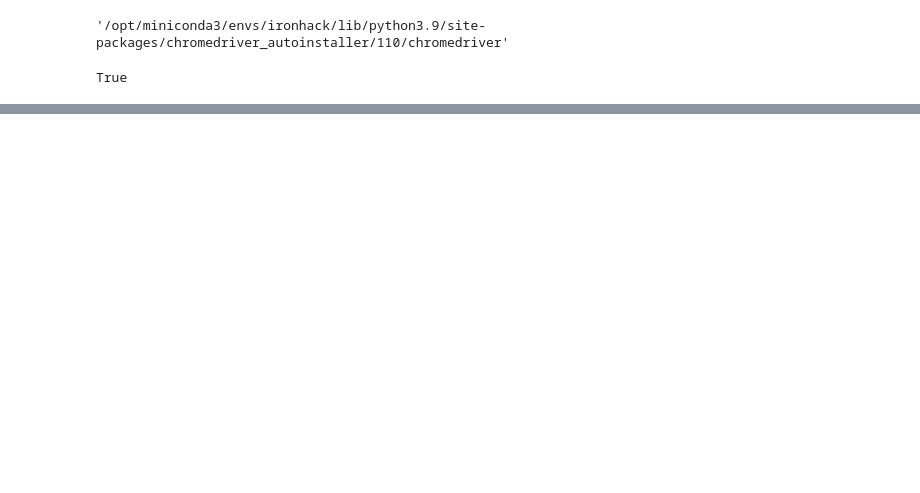
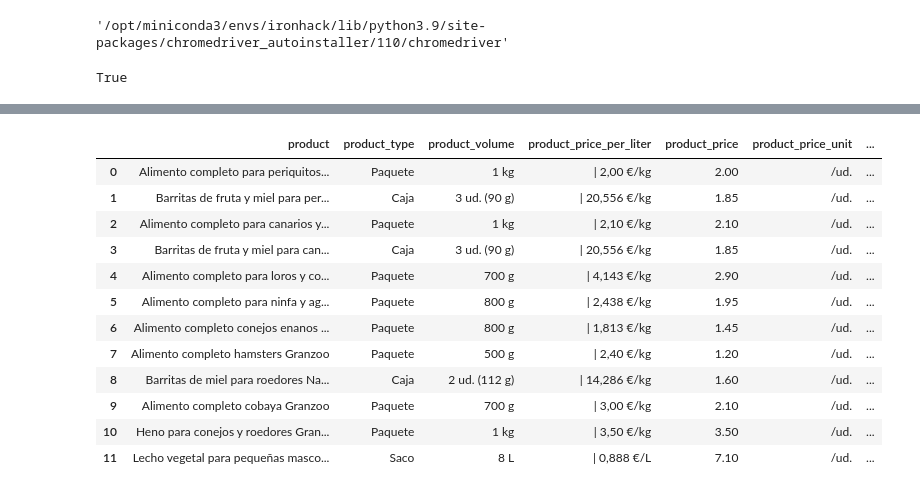
Before and after one commit to castrokike/final_proyect, a Jupyter notebook: scrp_mercadona.ipynb, the cells around one changed output, grey strips where cells are left out. Drawn from its saved outputs; the diff is of its cells as text; code cells hidden in the pictures; blank space fills up the shorter version.

```diff
--- a/scrp_mercadona.ipynb
+++ b/scrp_mercadona.ipynb
@@ -343,0 +729,3 @@ df.tail(50)
+# %%
+subcategories = get_subcategories('08012', 'Aceite, especias y salsas')
+subcategories
@@ -343,0 +737,15 @@ df.tail(50)
+# %%
+cod_postal = os.getenv("cod_postal")
+categories = get_categories(cod_postal)
+
+cat_subcat = []
+
+for i in categories:
+    subcategories = get_subcategories(cod_postal, i)
+    for x in subcategories:
+        row = {}
+        row["category"] = i
+        row["subcategory"] = x
+        cat_subcat.append(row)
+
+df=pd.DataFrame(cat_subcat)
@@ -343,0 +905,17 @@ df.tail(50)
+# %%
+products =  get_product_info(cod_postal, 'Mascotas', 'Otros')
+products
+# %% [output]
+|  | product | product_type | product_volume | product_price_per_liter | product_price | product_price_unit | ... |
+| 0 | Alimento completo para periquitos... | Paquete | 1 kg | | 2,00 €/kg | 2.00 | /ud. | ... |
+| 1 | Barritas de fruta y miel para per... | Caja | 3 ud. (90 g) | | 20,556 €/kg | 1.85 | /ud. | ... |
+| 2 | Alimento completo para canarios y... | Paquete | 1 kg | | 2,10 €/kg | 2.10 | /ud. | ... |
+| 3 | Barritas de fruta y miel para can... | Caja | 3 ud. (90 g) | | 20,556 €/kg | 1.85 | /ud. | ... |
+| 4 | Alimento completo para loros y co... | Paquete | 700 g | | 4,143 €/kg | 2.90 | /ud. | ... |
+| 5 | Alimento completo para ninfa y ag... | Paquete | 800 g | | 2,438 €/kg | 1.95 | /ud. | ... |
+| 6 | Alimento completo conejos enanos ... | Paquete | 800 g | | 1,813 €/kg | 1.45 | /ud. | ... |
+| 7 | Alimento completo hamsters Granzoo | Paquete | 500 g | | 2,40 €/kg | 1.20 | /ud. | ... |
+| 8 | Barritas de miel para roedores Na... | Caja | 2 ud. (112 g) | | 14,286 €/kg | 1.60 | /ud. | ... |
+| 9 | Alimento completo cobaya Granzoo | Paquete | 700 g | | 3,00 €/kg | 2.10 | /ud. | ... |
+| 10 | Heno para conejos y roedores Gran... | Paquete | 1 kg | | 3,50 €/kg | 3.50 | /ud. | ... |
+| 11 | Lecho vegetal para pequeñas masco... | Saco | 8 L | | 0,888 €/L | 7.10 | /ud. | ... |
```
Also changed, not shown: parts of 17 cells of this notebook.
